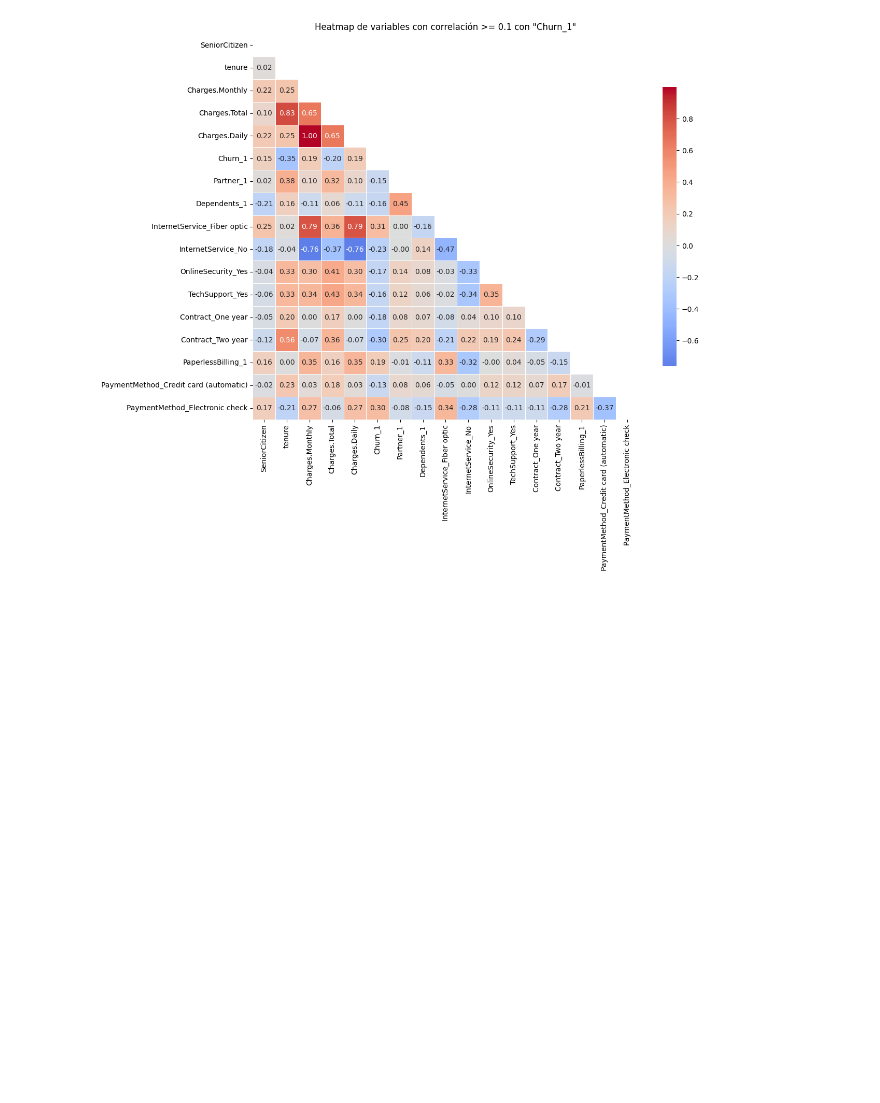
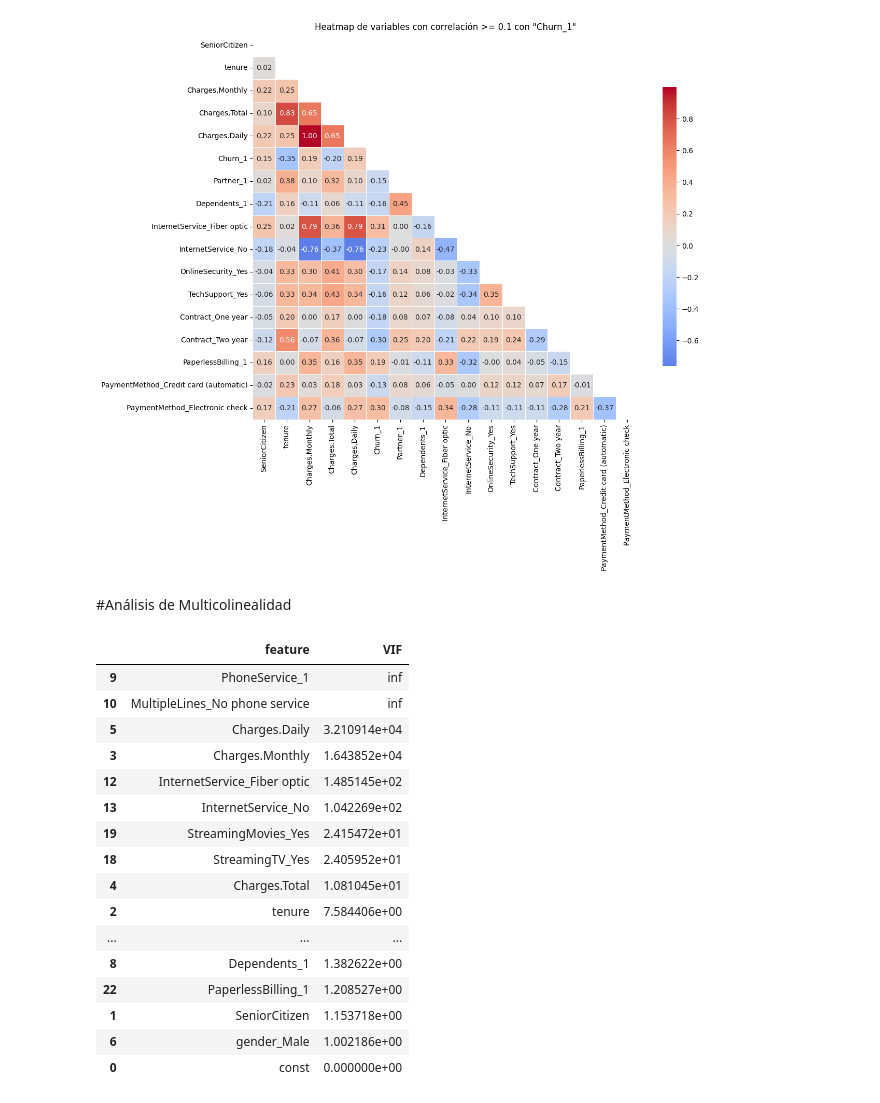
Before and after one commit to SilvanaCicchitti/TelecomX-parte2, a Jupyter notebook: TelecomX_version2.ipynb, the cells around one changed output. Cells and saved outputs as stored; diff of their text form; code cells hidden in the pictures; blank space fills up the shorter version.

```diff
--- a/TelecomX_version2.ipynb
+++ b/TelecomX_version2.ipynb
@@ -250,3 +250,5 @@ plt.title(f'Heatmap de variables con correlación >= {limite} con "{target_var}"
 plt.show()
 # %% [output]
 [figure]
+# %% [markdown]
+#Análisis de Multicolinealidad
@@ -252,0 +258,35 @@ plt.show()
+# %%
+#variables independientes
+
+X= df_encoded.drop(columns=['Churn_1'])
+# %%
+#Añadir constante
+X_const = add_constant(X)
+# %%
+#calcular VIF
+
+X_const = X_const.astype(float)
+
+vif_data = pd.DataFrame()
+vif_data["feature"] = X_const.columns
+vif_data["VIF"] = [variance_inflation_factor(X_const.values, i) for i in range(X_const.shape[1])]
+
+display(vif_data.sort_values(by='VIF', ascending=False))
+# %% [output]
+|  | feature | VIF |
+| 9 | PhoneService_1 | inf |
+| 10 | MultipleLines_No phone service | inf |
+| 5 | Charges.Daily | 3.210914e+04 |
+| 3 | Charges.Monthly | 1.643852e+04 |
+| 12 | InternetService_Fiber optic | 1.485145e+02 |
+| 13 | InternetService_No | 1.042269e+02 |
+| 19 | StreamingMovies_Yes | 2.415472e+01 |
+| 18 | StreamingTV_Yes | 2.405952e+01 |
+| 4 | Charges.Total | 1.081045e+01 |
+| 2 | tenure | 7.584406e+00 |
+| ... | ... | ... |
+| 8 | Dependents_1 | 1.382622e+00 |
+| 22 | PaperlessBilling_1 | 1.208527e+00 |
+| 1 | SeniorCitizen | 1.153718e+00 |
+| 6 | gender_Male | 1.002186e+00 |
+| 0 | const | 0.000000e+00 |
```
Also changed, not shown: parts of 2 cells of this notebook.
